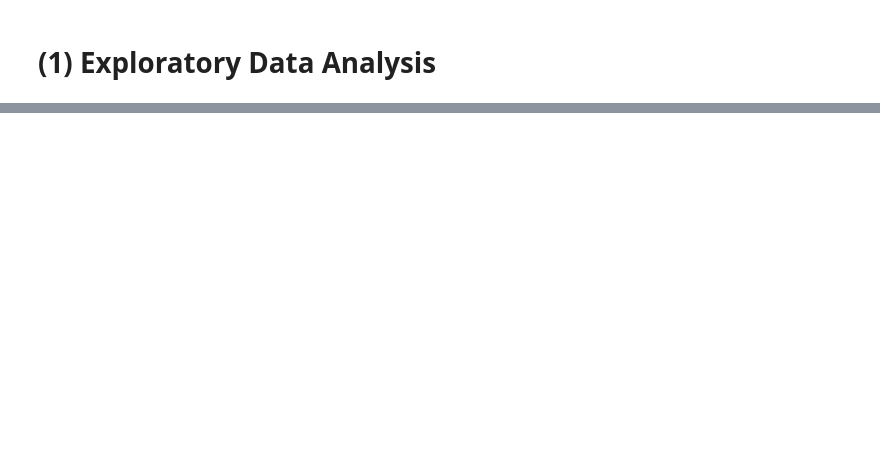
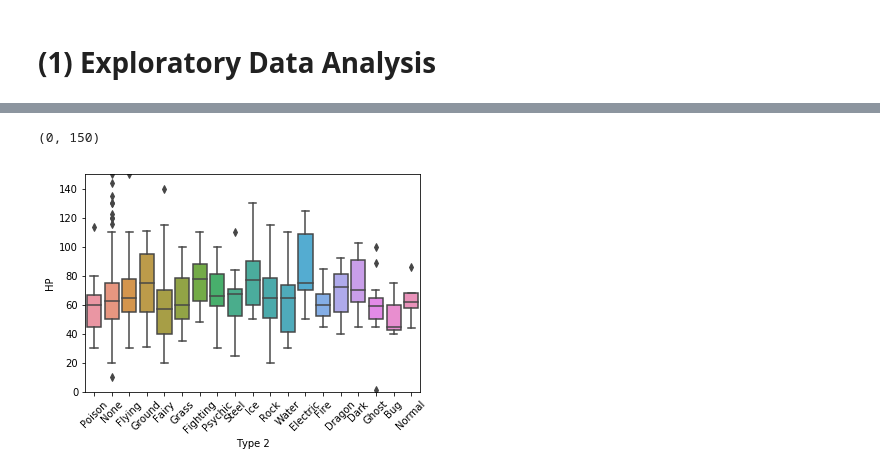
Before and after one commit to tiffypi/subtlepythontraits_stats131, a Jupyter notebook: FinalProject_Pokemon.ipynb, the cells around one changed output, grey strips where cells are left out. Cells and saved outputs as stored; diff of their text form; code cells hidden in the pictures; blank space fills up the shorter version.

```diff
--- a/FinalProject_Pokemon.ipynb
+++ b/FinalProject_Pokemon.ipynb
@@ -188,0 +256,7 @@ plt.xticks(rotation = 45)
+# %%
+sns.boxplot(x='Type 2', y='HP', data=pokemonNormal)
+plt.xticks(rotation = 45)
+plt.ylim((0,150))
+# %% [output]
+(0, 150)
+[figure, added]
```
Also changed, not shown: parts of 136 cells of this notebook.
